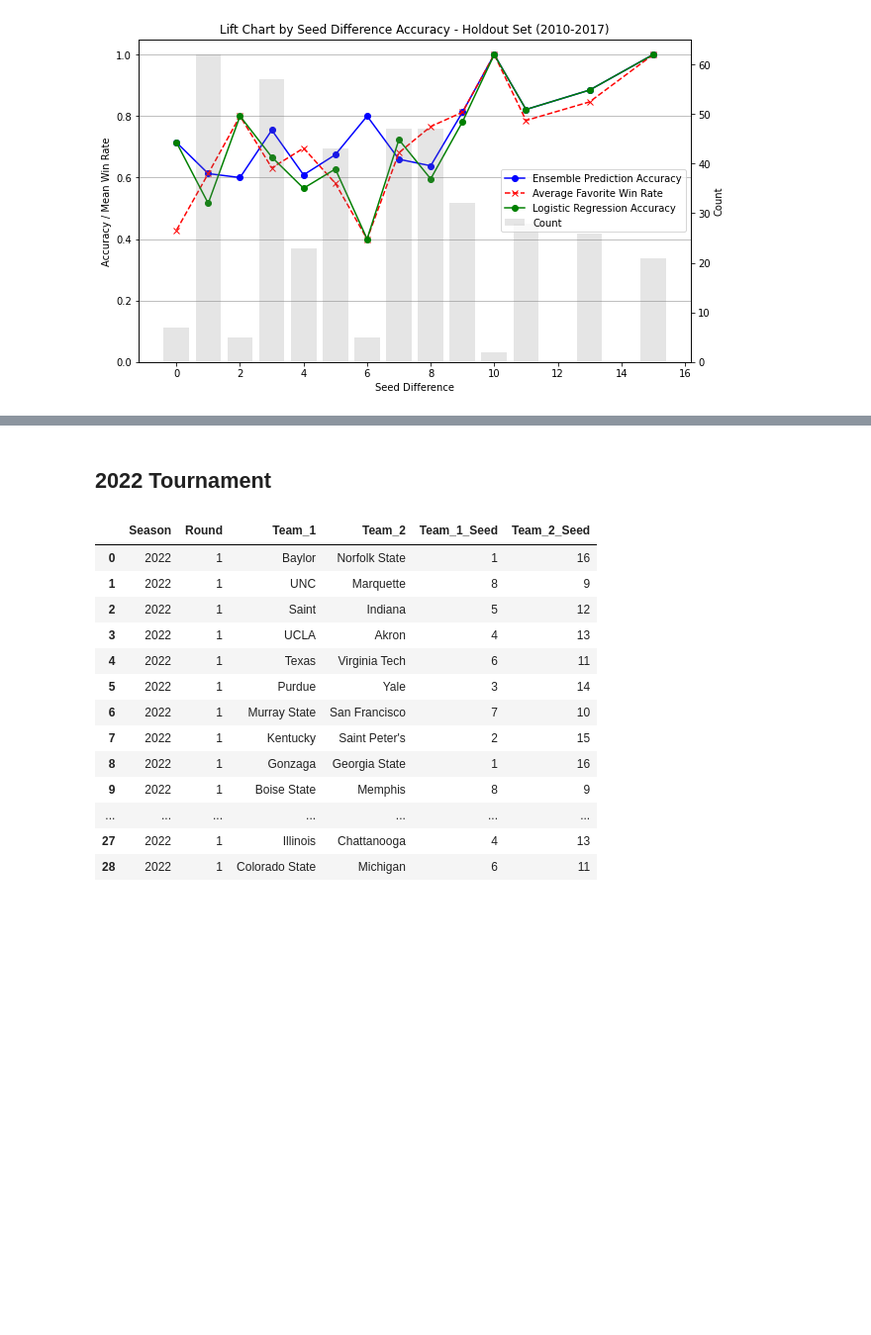
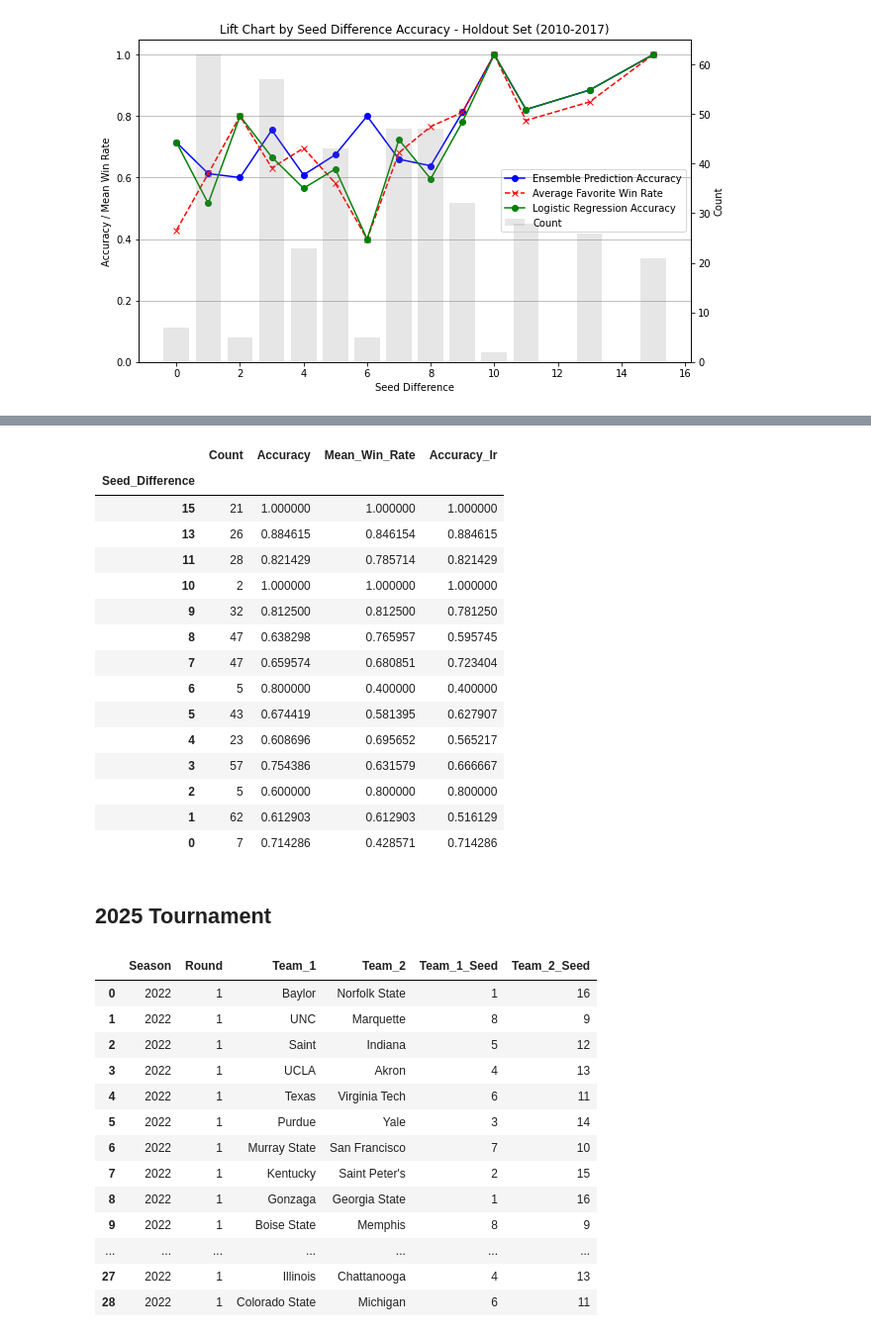
Before and after one commit to the-eric-bloomfield/NCAAB-MODEL, a Jupyter notebook: ncaab_model.ipynb, the cells around one changed output, grey strips where cells are left out. Shown: that part at 99% size. Drawn from its saved outputs; the diff is of its cells as text; code cells hidden in the pictures; blank space fills up the shorter version.

```diff
--- a/ncaab_model.ipynb
+++ b/ncaab_model.ipynb
@@ -1345,2 +1525,21 @@ plt.show()
+# %%
+lift_data
+# %% [output]
+|  | Count | Accuracy | Mean_Win_Rate | Accuracy_lr |
+| Seed_Difference |  |  |  |  |
+| 15 | 21 | 1.000000 | 1.000000 | 1.000000 |
+| 13 | 26 | 0.884615 | 0.846154 | 0.884615 |
+| 11 | 28 | 0.821429 | 0.785714 | 0.821429 |
+| 10 | 2 | 1.000000 | 1.000000 | 1.000000 |
+| 9 | 32 | 0.812500 | 0.812500 | 0.781250 |
+| 8 | 47 | 0.638298 | 0.765957 | 0.595745 |
+| 7 | 47 | 0.659574 | 0.680851 | 0.723404 |
+| 6 | 5 | 0.800000 | 0.400000 | 0.400000 |
+| 5 | 43 | 0.674419 | 0.581395 | 0.627907 |
+| 4 | 23 | 0.608696 | 0.695652 | 0.565217 |
+| 3 | 57 | 0.754386 | 0.631579 | 0.666667 |
+| 2 | 5 | 0.600000 | 0.800000 | 0.800000 |
+| 1 | 62 | 0.612903 | 0.612903 | 0.516129 |
+| 0 | 7 | 0.714286 | 0.428571 | 0.714286 |
 # %% [markdown]
-## 2022 Tournament
+## 2025 Tournament
```
Also changed, not shown: parts of 19 cells of this notebook.
